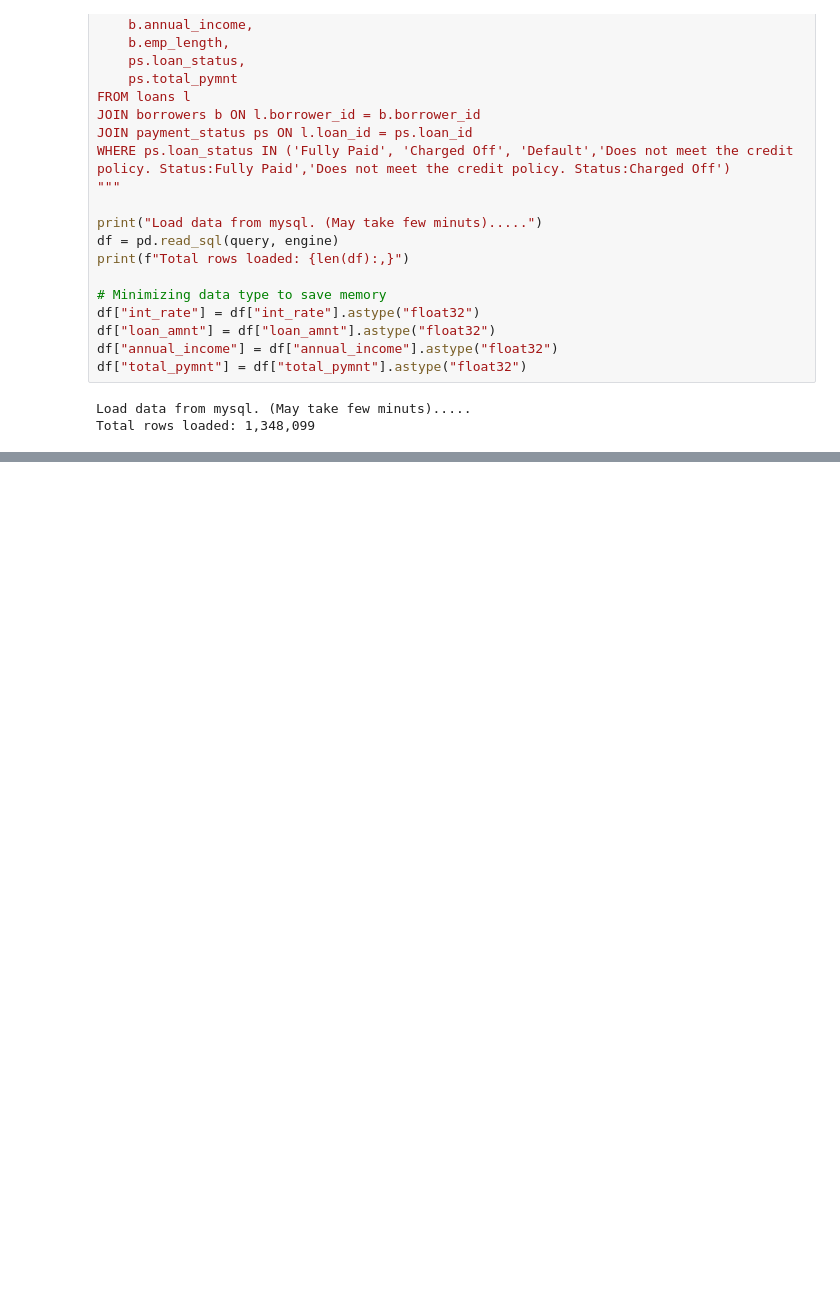
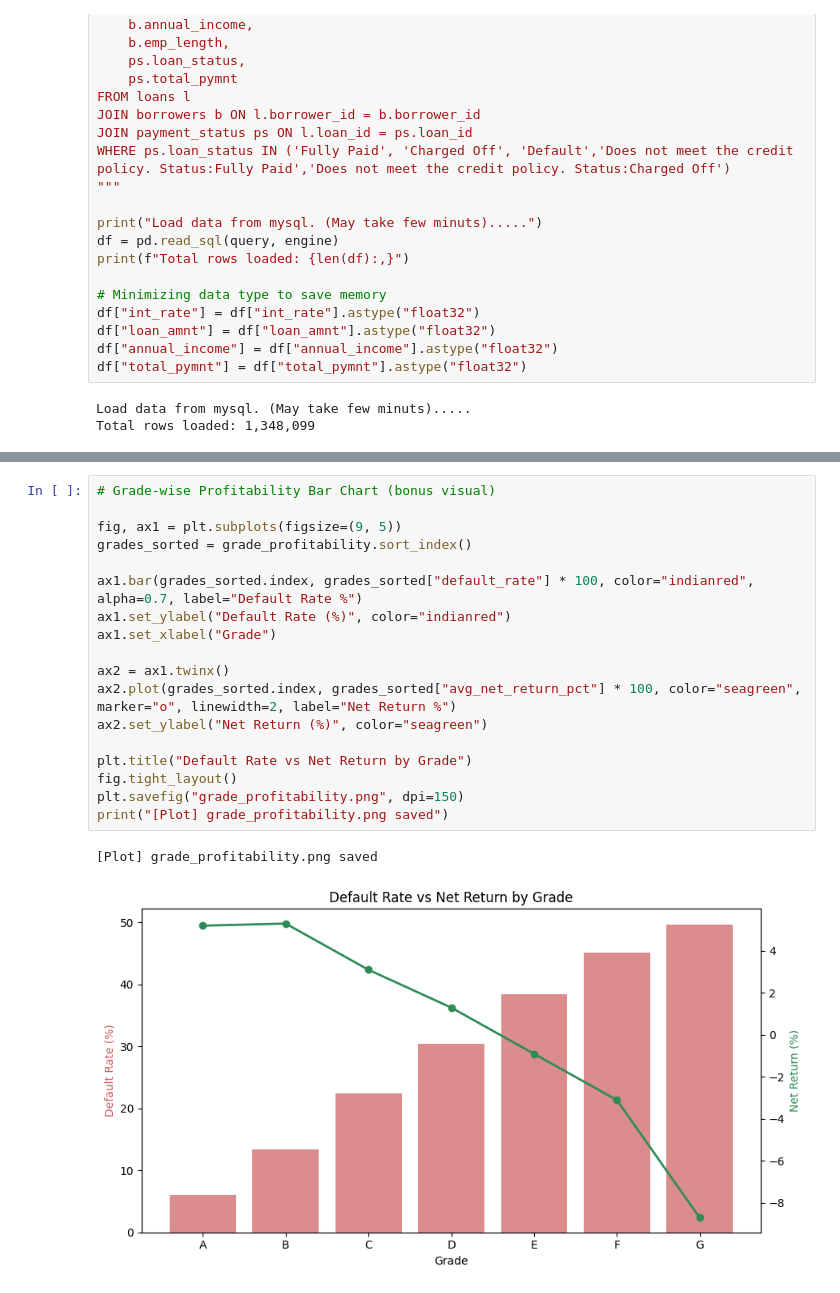
Before and after one commit to zahid096/lending-club-risk-analysis, a Jupyter notebook: notebooks/analysis.ipynb, the cells around one changed output, grey strips where cells are left out. Saved outputs shown, nothing was run; the diff lists cells and outputs as text; blank space fills up the shorter version.

```diff
--- a/notebooks/analysis.ipynb
+++ b/notebooks/analysis.ipynb
@@ -95,0 +183,21 @@ Rows available for modeling: 1,269,545
+# %%
+# Grade-wise Profitability Bar Chart (bonus visual)
+
+fig, ax1 = plt.subplots(figsize=(9, 5))
+grades_sorted = grade_profitability.sort_index()
+
+ax1.bar(grades_sorted.index, grades_sorted["default_rate"] * 100, color="indianred", alpha=0.7, label="Default Rate %")
+ax1.set_ylabel("Default Rate (%)", color="indianred")
+ax1.set_xlabel("Grade")
+
+ax2 = ax1.twinx()
+ax2.plot(grades_sorted.index, grades_sorted["avg_net_return_pct"] * 100, color="seagreen", marker="o", linewidth=2, label="Net Return %")
+ax2.set_ylabel("Net Return (%)", color="seagreen")
+
+plt.title("Default Rate vs Net Return by Grade")
+fig.tight_layout()
+plt.savefig("grade_profitability.png", dpi=150)
+print("[Plot] grade_profitability.png saved")
+# %% [output]
+[Plot] grade_profitability.png saved
+[figure, added]
```
Also changed, not shown: parts of 6 cells of this notebook, 2 other files.
